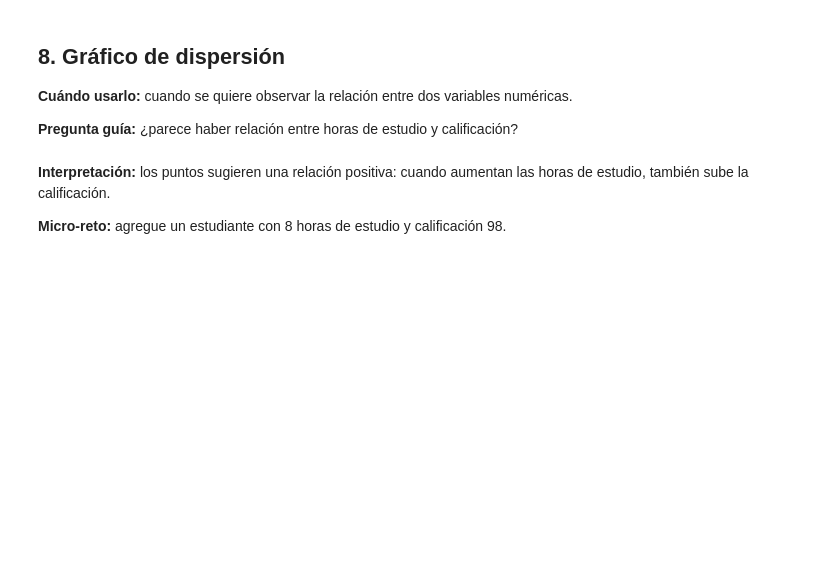
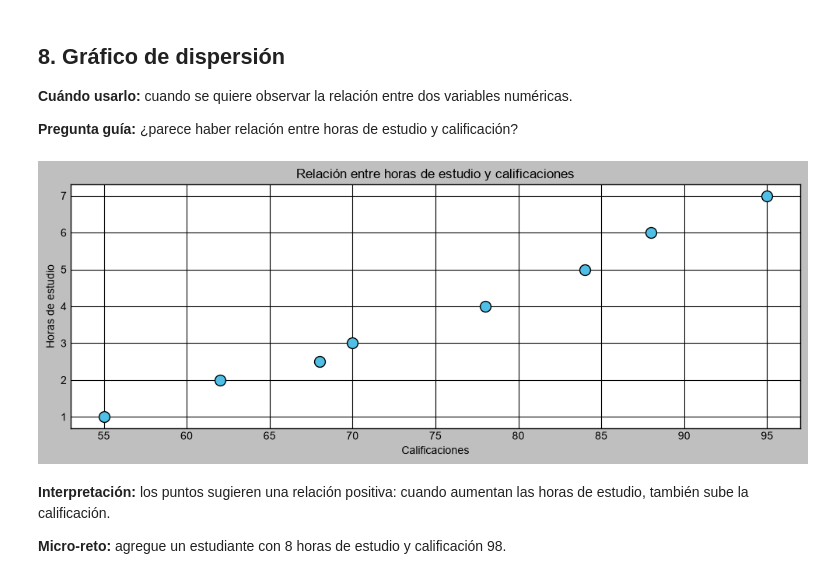
Before and after one commit to mariomartinezcr-design/2026C2-G03-PROGRAMACI-N, a Jupyter notebook: NOTEBOOKS/Clase_12/01 - Aprender Matplotlib.ipynb, the cells around one changed output. Cells and saved outputs as stored; diff of their text form; code cells hidden in the pictures; blank space fills up the shorter version.

```diff
--- a/NOTEBOOKS/Clase_12/01 - Aprender Matplotlib.ipynb
+++ b/NOTEBOOKS/Clase_12/01 - Aprender Matplotlib.ipynb
@@ -222,8 +245,22 @@ unidades = [85, 140, 60, 45]
 
 **Pregunta guía:** ¿parece haber relación entre horas de estudio y calificación?
 # %%
+plt.style.use("seaborn-v0_8-whitegrid")
+
+
 horas_estudio = [1, 2, 2.5, 3, 4, 5, 6, 7]
 calificaciones = [55, 62, 68, 70, 78, 84, 88, 95]
+
+plt.figure(figsize=(10, 4))
+plt.scatter( calificaciones, horas_estudio,  color="#50BFE6", edgecolor="black", s=100)
+plt.title("Relación entre horas de estudio y calificaciones")
+plt.xlabel("Calificaciones")
+plt.ylabel("Horas de estudio")
+
+plt.tight_layout()
+plt.show()
+# %% [output]
+[figure, added]
 # %% [markdown]
 **Interpretación:** los puntos sugieren una relación positiva: cuando aumentan las horas de estudio, también sube la calificación.
 
```
Also changed, not shown: parts of 4 cells of this notebook, 1 other file.
